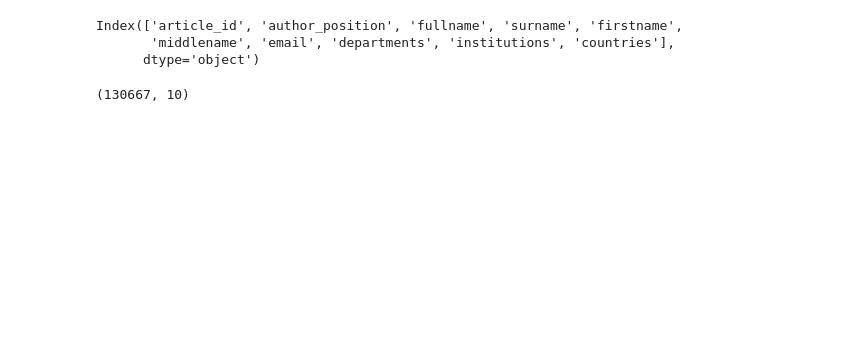
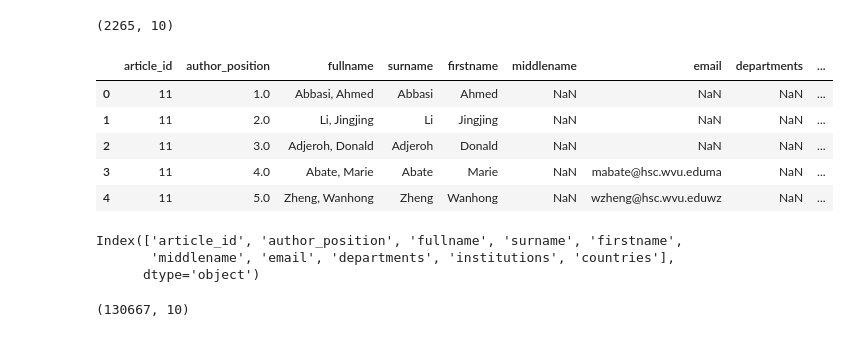
Before and after one commit to luisa2795/datawarehouse_for_SLR, a Jupyter notebook: EDA/EDA_authors.ipynb, the cells around one changed output. Drawn from its saved outputs; the diff is of its cells as text; code cells hidden in the pictures; blank space fills up the shorter version.

```diff
--- a/EDA/EDA_authors.ipynb
+++ b/EDA/EDA_authors.ipynb
@@ -16,3 +25,14 @@ auth.head()
+# %%
+print(dsr_auth.shape)
+dsr_auth.head()
+# %% [output]
+(2265, 10)
+|  | article_id | author_position | fullname | surname | firstname | middlename | email | departments | ... |
+| 0 | 11 | 1.0 | Abbasi, Ahmed | Abbasi | Ahmed | NaN | NaN | NaN | ... |
+| 1 | 11 | 2.0 | Li, Jingjing | Li | Jingjing | NaN | NaN | NaN | ... |
+| 2 | 11 | 3.0 | Adjeroh, Donald | Adjeroh | Donald | NaN | NaN | NaN | ... |
+| 3 | 11 | 4.0 | Abate, Marie | Abate | Marie | NaN | mabate@hsc.wvu.eduma | NaN | ... |
+| 4 | 11 | 5.0 | Zheng, Wanhong | Zheng | Wanhong | NaN | wzheng@hsc.wvu.eduwz | NaN | ... |
 # %%
 print(auth.columns)
 # %% [output]
```
Also changed, not shown: parts of 5 cells of this notebook, 21 other files.
